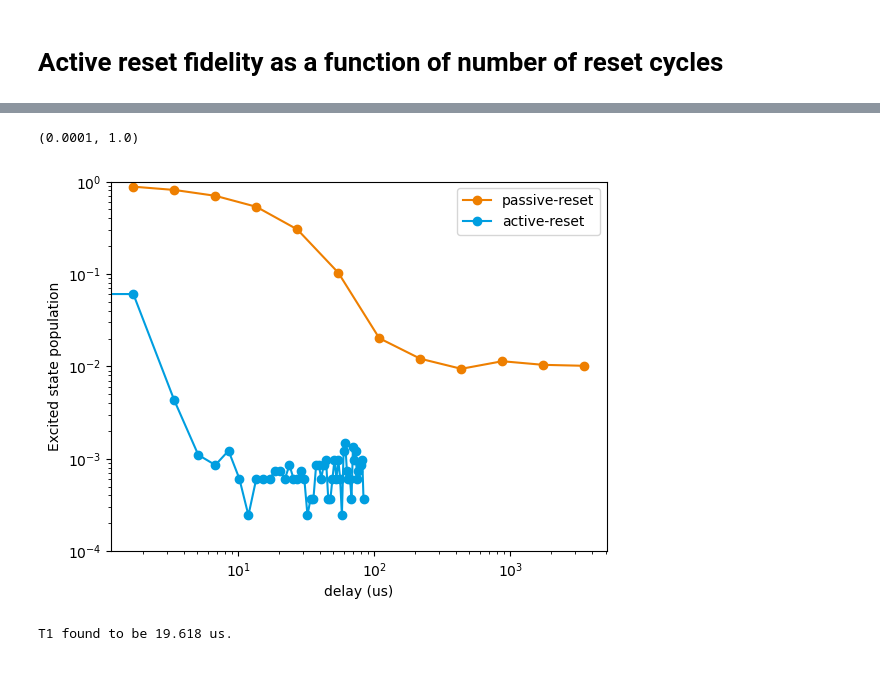
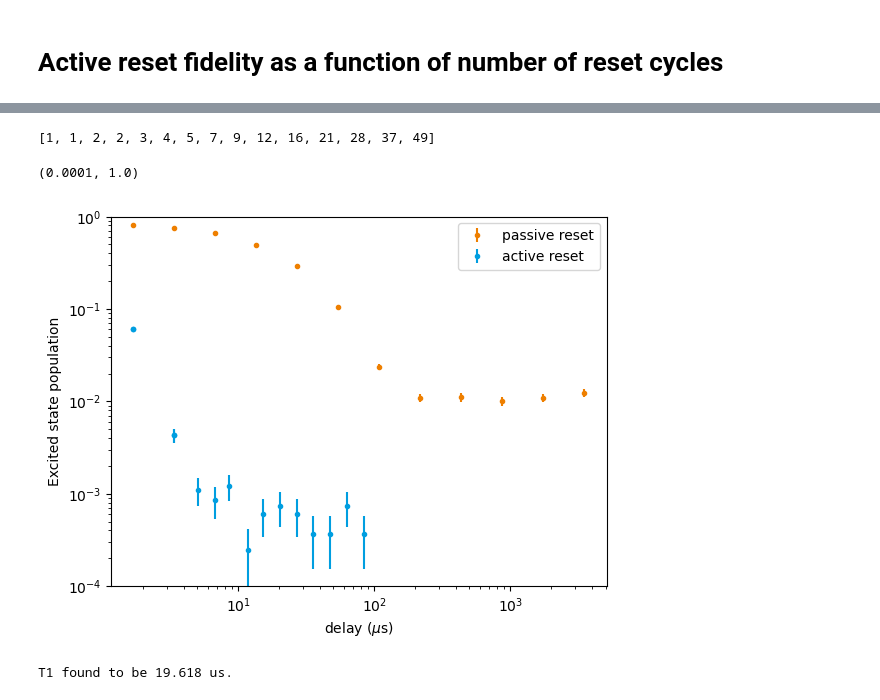
Before and after one commit to ngchihuan/Tune_up_scripts, a Jupyter notebook: Tune_Up_Active_Reset.ipynb, the cells around one changed output, grey strips where cells are left out. Drawn from its saved outputs; the diff is of its cells as text; code cells hidden in the pictures; blank space fills up the shorter version.

```diff
--- a/Tune_Up_Active_Reset.ipynb
+++ b/Tune_Up_Active_Reset.ipynb
@@ -1894,7 +1925,7 @@ def t1_optimized_kernel(
     with exp_t1.acquire_loop_rt(
         uid="t1_shots",
         count=num_averages,
-        averaging_mode=AveragingMode.CYCLIC,
+        averaging_mode=AveragingMode.SINGLE_SHOT,
         acquisition_type=acquisition_type,
         repetition_mode=RepetitionMode.AUTO,
     ):
@@ -1977,0 +2015,5 @@ t1_res = session.run(compiled_t1)
+# %%
+t1_data = np.real(np.transpose(t1_res.get_data("q0_t1")))
+t1_mean = [np.mean(i) for i in t1_data]
+t1_std = [np.std(i) for i in t1_data]
+t1_sem = [i/np.sqrt(num_avg_reset) for i in t1_std]
@@ -1977,0 +2023,7 @@ t1_res = session.run(compiled_t1)
+# %%
+# Create samples for logarithmic post selection of active qubit reset data
+log_sampling = np.logspace(0,np.log10(len(plot_delay_lin)-1), 15, endpoint=True)
+log_sampling = [int(np.round(i)) for i in log_sampling]
+log_sampling
+# %% [output]
+[1, 1, 2, 2, 3, 4, 5, 7, 9, 12, 16, 21, 28, 37, 49]
@@ -1978,21 +2033,29 @@ t1_res = session.run(compiled_t1)
 # %%
-t1_data =t1_res.get_data("q0_t1")
+
 
 plot_delay_lin=delay_sweep_lin.values[:num_rst]*1e6
 plot_delay=delay_sweep.values[:num_rst]*1e6
 
+res_rst_e = np.array(res_rst_e)
+
 plt.figure()
-plt.loglog(plot_delay,np.real(t1_data[:num_rst]),"-o",color=orange_color_zi,label='passive-reset')
-plt.loglog(plot_delay_lin,np.real(res_rst_e),"-o",color=blue_color_zi,label='active-reset')
-plt.xlabel(f"delay (us)")
+ax = plt.axes()
+ax.set_xscale("log")
+ax.set_yscale("log")
+# plt.plot(plot_delay,np.real(t1_data[:num_rst]),"-o",color=orange_color_zi,label='passive reset')
+#plt.plot(plot_delay, t1_mean, ".", color=orange_color_zi)
+plt.errorbar(plot_delay, t1_mean, t1_sem,fmt='.',color=orange_color_zi,label='passive reset')
+#plt.plot(plot_delay_lin[log_sampling],np.real(res_rst_e[log_sampling]),'.',color=blue_color_zi)
+plt.errorbar(plot_delay_lin[log_sampling],np.real(res_rst_e[log_sampling]),np.real(sem_res_rst_e[log_sampling]),fmt='.',color=blue_color_zi,label='active reset')
+plt.xlabel("delay ($\mu$s)")
 plt.ylabel("Excited state population")
 plt.legend()
 plt.ylim(1e-4, 1e0)
 #plt.axvline(x=t1*1e6, color='gray', linestyle='--', linewidth=2)
 #plt.text(x=2*t1*1e6,y= max(y)/2,s=f"T1= {t1*1e6:.3f}us.")
 # %% [output]
 (0.0001, 1.0)
-[figure, old version]
+[figure, new version]
 # %%
 evaluate_T1(t1_res, "q0_t1")
 #plt.plot(t1_res.acquired_results["q0_t1"].data.real,'-o')
```
Also changed, not shown: parts of 9 cells of this notebook.
